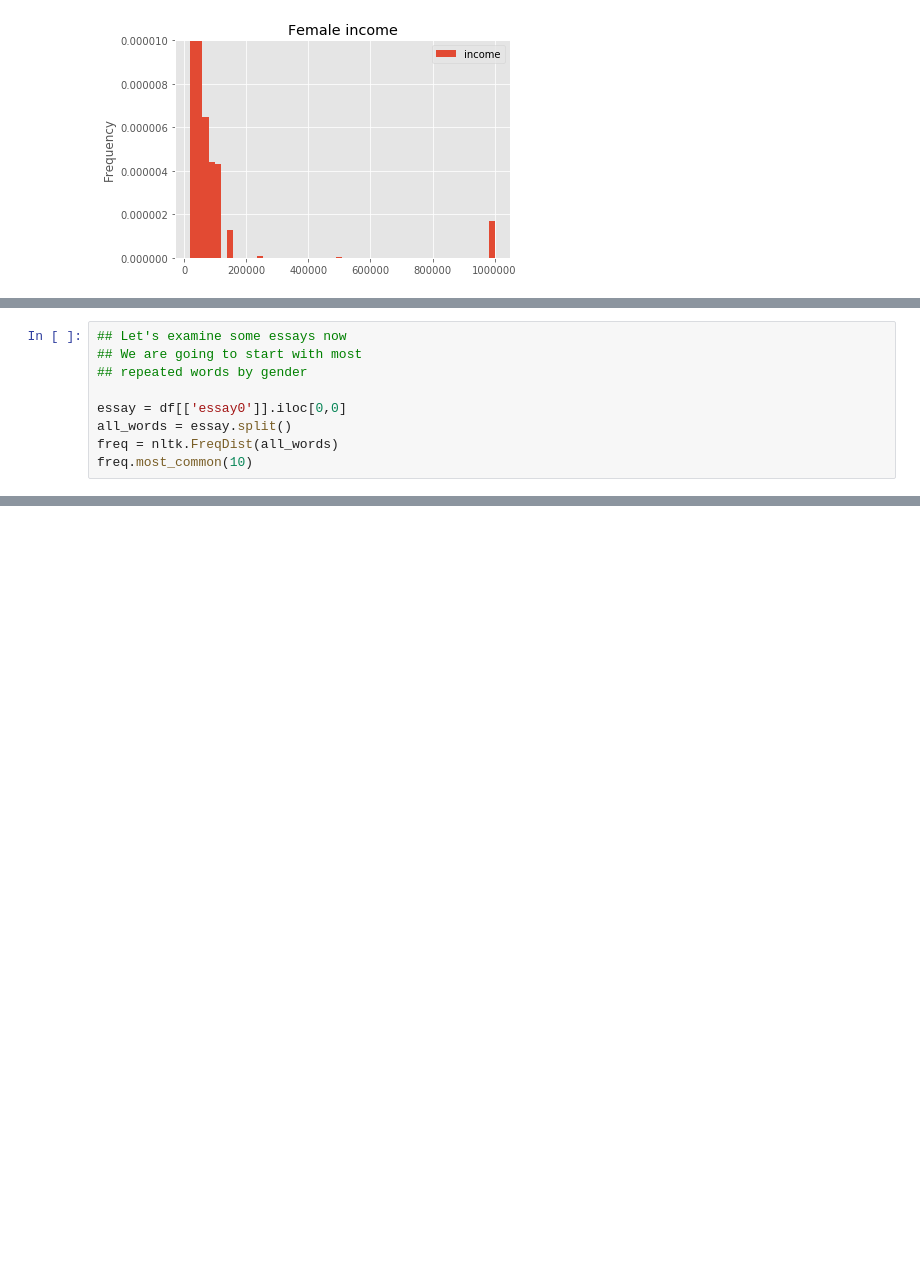
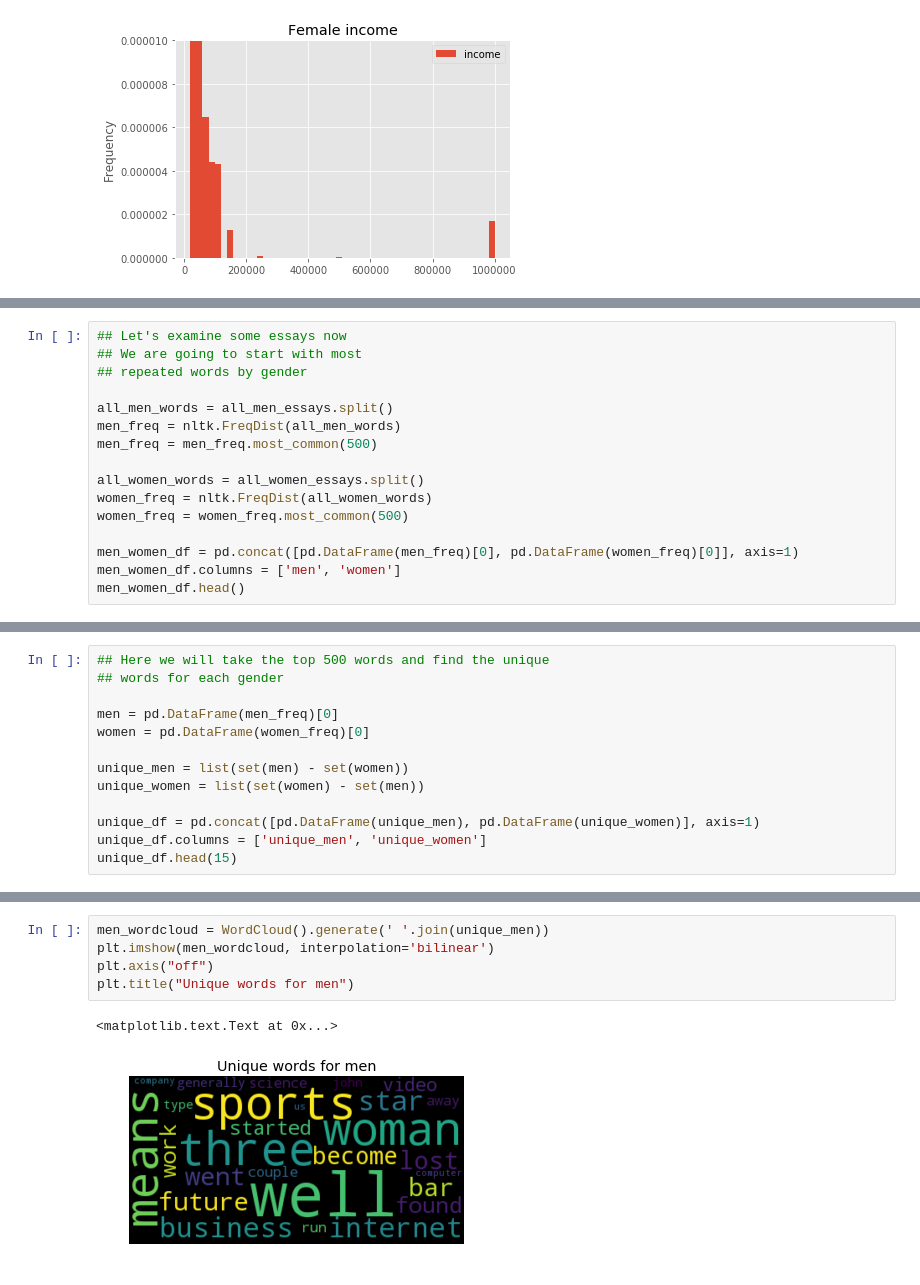
Before and after one commit to erickim5/okcupidanalysis, a Jupyter notebook: OkCupid Analysis Part 3 - Analyzing the Data.ipynb, the cells around one changed output, grey strips where cells are left out. Drawn from its saved outputs; the diff is of its cells as text; blank space fills up the shorter version.

```diff
--- a/OkCupid Analysis Part 3 - Analyzing the Data.ipynb
+++ b/OkCupid Analysis Part 3 - Analyzing the Data.ipynb
@@ -86,8 +145,15 @@ female_income.plot.hist(normed=True, title='Female income', ylim=[0,.00001], bin
 ## We are going to start with most
 ## repeated words by gender
 
-essay = df[['essay0']].iloc[0,0]
-all_words = essay.split()
-freq = nltk.FreqDist(all_words)
-freq.most_common(10)
+all_men_words = all_men_essays.split()
+men_freq = nltk.FreqDist(all_men_words)
+men_freq = men_freq.most_common(500)
+
+all_women_words = all_women_essays.split()
+women_freq = nltk.FreqDist(all_women_words)
+women_freq = women_freq.most_common(500)
+
+men_women_df = pd.concat([pd.DataFrame(men_freq)[0], pd.DataFrame(women_freq)[0]], axis=1)
+men_women_df.columns = ['men', 'women']
+men_women_df.head()
 # %% [output]
@@ -136,0 +166,13 @@ all_essays
+# %%
+## Here we will take the top 500 words and find the unique
+## words for each gender
+
+men = pd.DataFrame(men_freq)[0]
+women = pd.DataFrame(women_freq)[0]
+
+unique_men = list(set(men) - set(women))
+unique_women = list(set(women) - set(men))
+
+unique_df = pd.concat([pd.DataFrame(unique_men), pd.DataFrame(unique_women)], axis=1)
+unique_df.columns = ['unique_men', 'unique_women']
+unique_df.head(15)
@@ -136,0 +196,8 @@ all_essays
+# %%
+men_wordcloud = WordCloud().generate(' '.join(unique_men))
+plt.imshow(men_wordcloud, interpolation='bilinear')
+plt.axis("off")
+plt.title("Unique words for men")
+# %% [output]
+<matplotlib.text.Text at 0x...>
+[figure, added]
```
Also changed, not shown: parts of 19 cells of this notebook.
